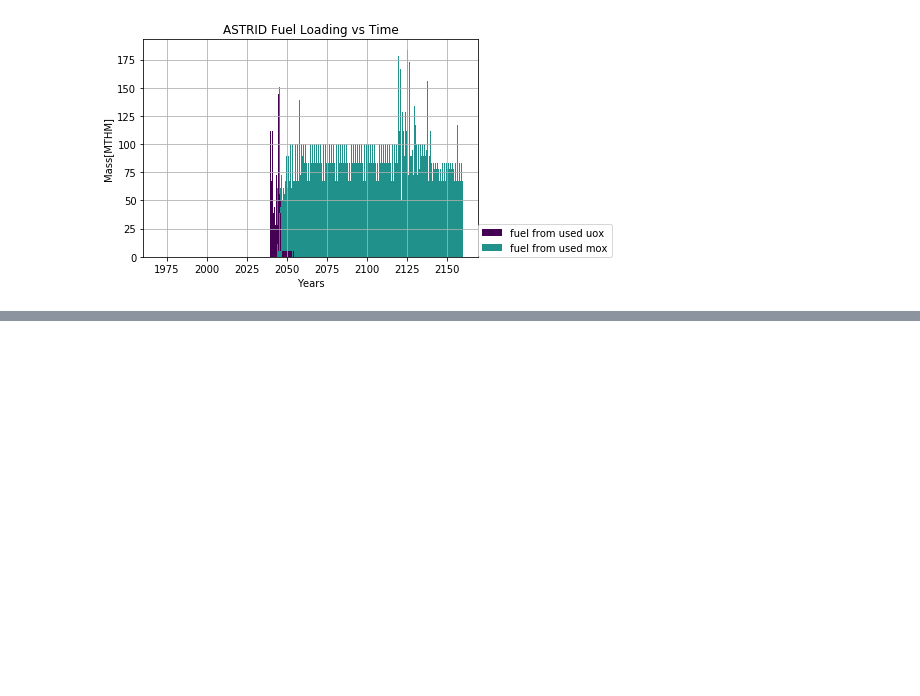
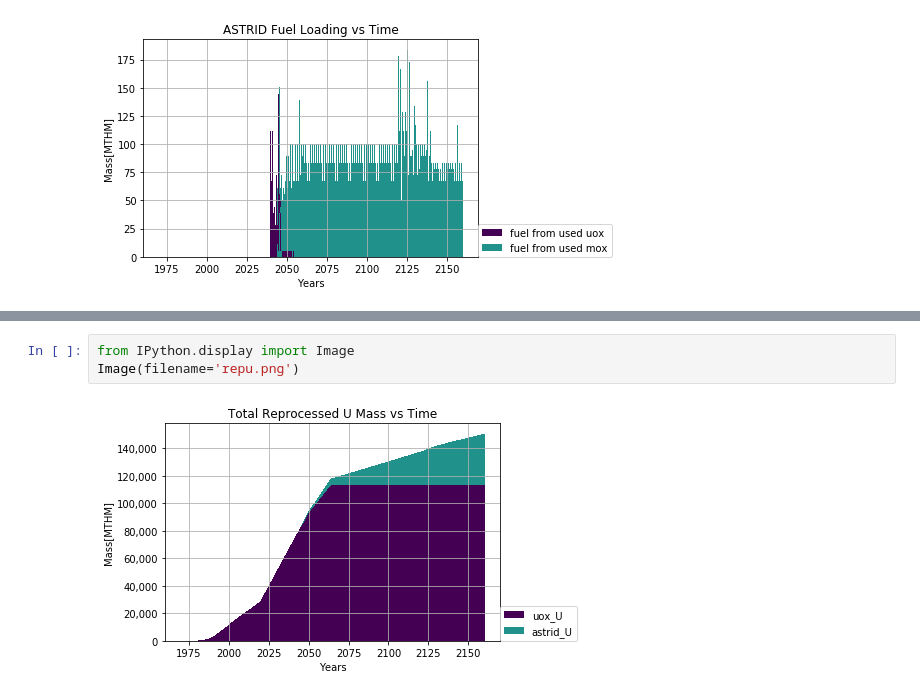
Before and after one commit to pichman2/cyclus-tutorial, a Jupyter notebook: Tutorial_intermediate.ipynb, the cells around one changed output, grey strips where cells are left out. Cells and saved outputs as stored; diff of their text form; blank space fills up the shorter version.

```diff
--- a/Tutorial_intermediate.ipynb
+++ b/Tutorial_intermediate.ipynb
@@ -318,0 +359,5 @@ Image(filename='where_fuel.png')
+# %%
+from IPython.display import Image
+Image(filename='repu.png')
+# %% [output]
+[figure, added]
```
Also changed, not shown: parts of 10 cells of this notebook.
